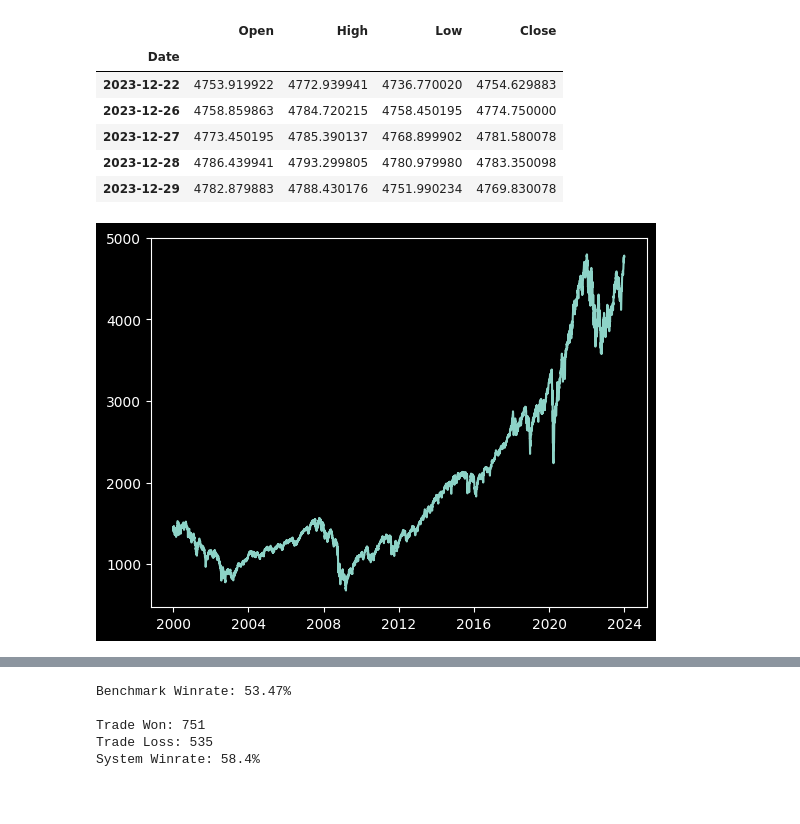
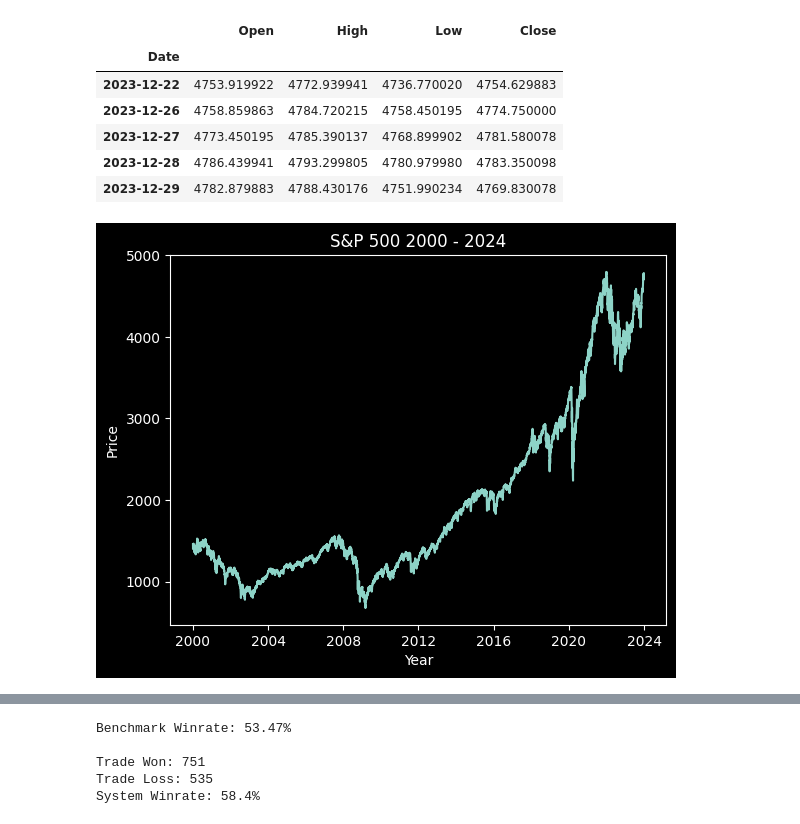
Before and after one commit to kasmaslrn/buy_the_dip, a Jupyter notebook: study_close_near_low.ipynb, the cells around one changed output, grey strips where cells are left out. Drawn from its saved outputs; the diff is of its cells as text; code cells hidden in the pictures; blank space fills up the shorter version.

```diff
--- a/study_close_near_low.ipynb
+++ b/study_close_near_low.ipynb
@@ -43,7 +43,11 @@ price.tail()
 # %%
 plt.style.use('dark_background')
 plt.plot(price.Close)
 
+plt.title('S&P 500 2000 - 2024')
+plt.xlabel('Year')
+plt.ylabel('Price')
+
 plt.show()
 # %% [output]
-[figure, old version]
+[figure, new version]
```
Also changed, not shown: parts of 9 cells of this notebook, 5 other files.
